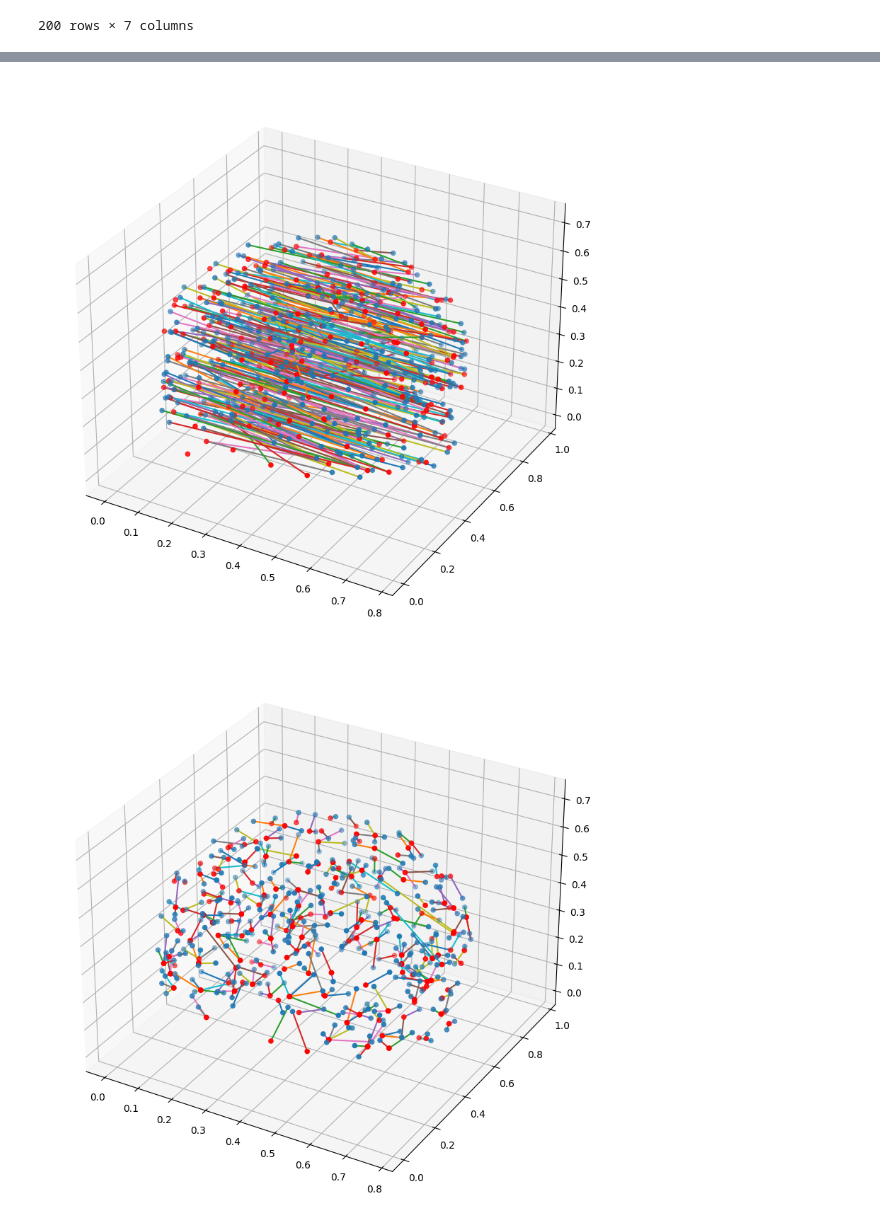
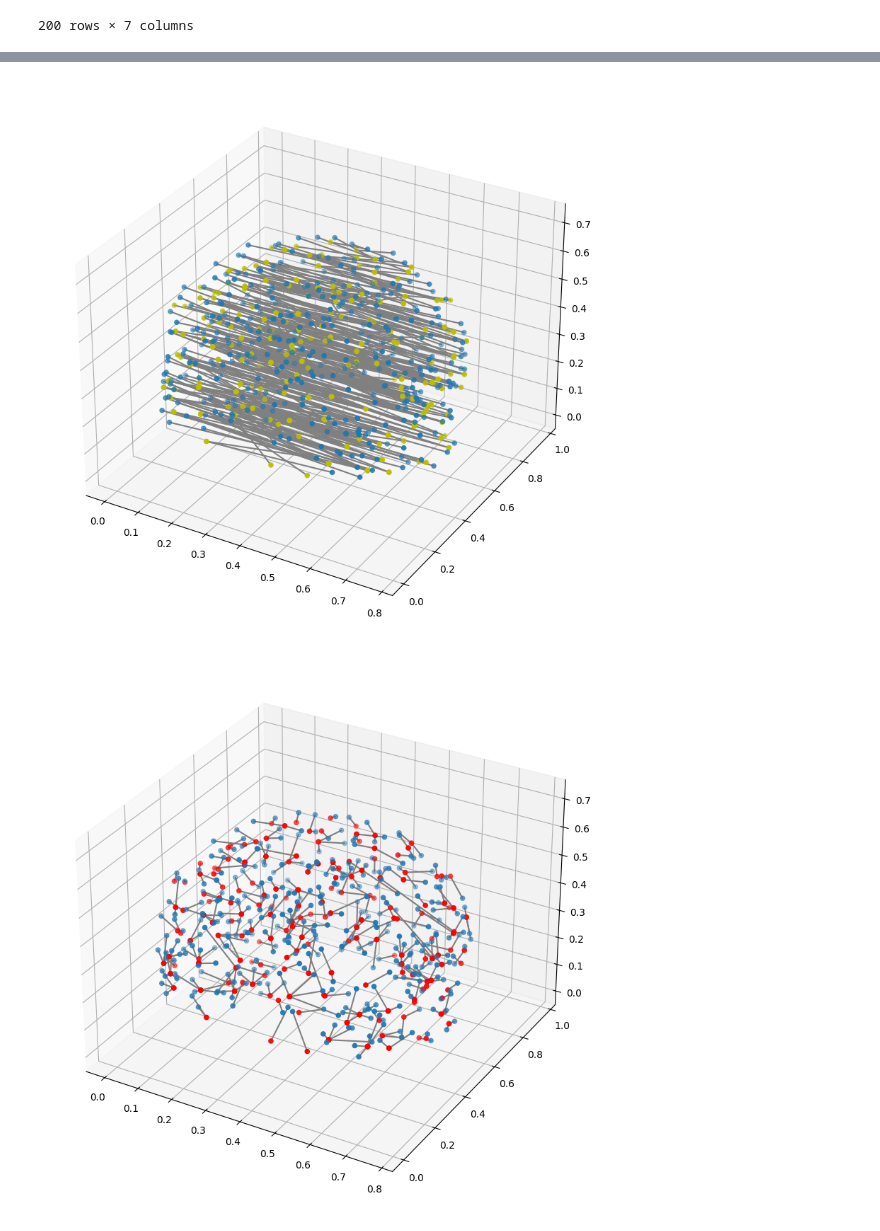
Before and after one commit to Katterrina/fimuni_thesis, a Jupyter notebook: notebooks/centroids_and_parcellations/DICE_XX_ED_check.ipynb, the cells around one changed output, grey strips where cells are left out. Saved outputs shown, nothing was run; the diff lists cells and outputs as text; code cells hidden in the pictures.

```diff
--- a/notebooks/centroids_and_parcellations/DICE_XX_ED_check.ipynb
+++ b/notebooks/centroids_and_parcellations/DICE_XX_ED_check.ipynb
@@ -69,6 +65,8 @@ glasser_centroids
 | 358 | FOP5_R | 53.738178 | 153.878893 | 75.189158 |
 | 359 | PI_R | 47.013363 | 123.157016 | 57.926503 |
 360 rows × 4 columns
+# %%
+glasser_centroids['color'] = glasser_centroids["regionName"].apply(lambda x: 'r' if x == "4_L" else 'b')
 # %%
 minimum = glasser_centroids[["x-cog","y-cog","z-cog"]].min(axis=None)
 maximum = glasser_centroids[["x-cog","y-cog","z-cog"]].max(axis=None)
@@ -173,13 +171,13 @@ mapping_coordinates
 # %%
 fig = plt.figure(figsize=(10,10))
 ax = fig.add_subplot(projection='3d')
 ax.scatter(mapping_coordinates["x-cog_s"], mapping_coordinates["y-cog_s"], mapping_coordinates["z-cog_s"])
-ax.scatter(mapping_coordinates["R_s"], mapping_coordinates["A_s"], mapping_coordinates["S_s"],c="r")
+ax.scatter(mapping_coordinates["R_s"], mapping_coordinates["A_s"], mapping_coordinates["S_s"],c="y")
 for i,row in mapping_coordinates.iterrows():
-    ax.plot([row["R_s"], row["x-cog_s"]], [row["A_s"],row["y-cog_s"]],zs=[row["S_s"],row["z-cog_s"]])
+    ax.plot([row["R_s"], row["x-cog_s"]], [row["A_s"],row["y-cog_s"]],zs=[row["S_s"],row["z-cog_s"]],color="gray")
 plt.show()
 # %% [output]
-[figure, old version]
+[figure, new version]
 # %%
 # flip x coordinate
 
@@ -190,7 +188,7 @@ ax = fig.add_subplot(projection='3d')
 ax.scatter(mapping_coordinates["x-cog_s_flip"], mapping_coordinates["y-cog_s"], mapping_coordinates["z-cog_s"])
 ax.scatter(mapping_coordinates["R_s"], mapping_coordinates["A_s"], mapping_coordinates["S_s"],c="r")
 for i,row in mapping_coordinates.iterrows():
-    ax.plot([row["R_s"], row["x-cog_s_flip"]], [row["A_s"],row["y-cog_s"]],zs=[row["S_s"],row["z-cog_s"]])
+    ax.plot([row["R_s"], row["x-cog_s_flip"]], [row["A_s"],row["y-cog_s"]],zs=[row["S_s"],row["z-cog_s"]],color="gray")
 plt.show()
 # %% [output]
-[figure, old version]
+[figure, new version]
```
Also changed, not shown: parts of 15 cells of this notebook.
